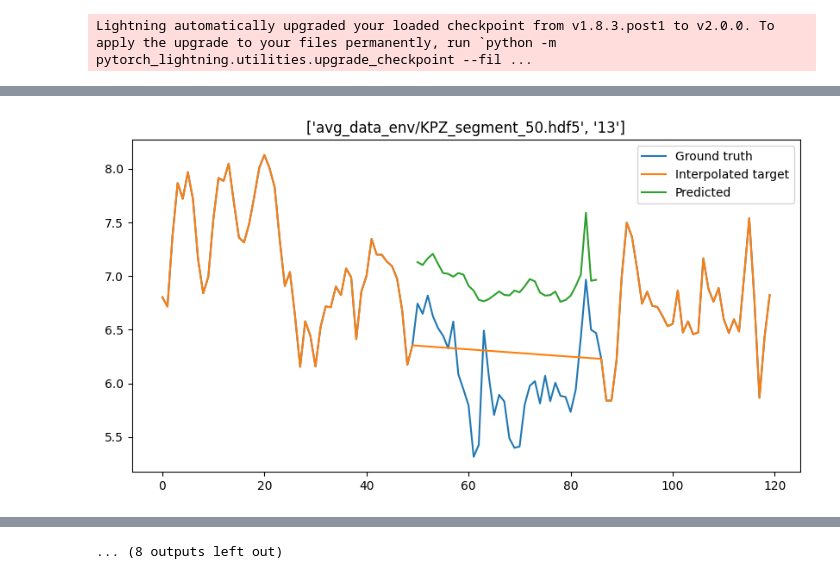
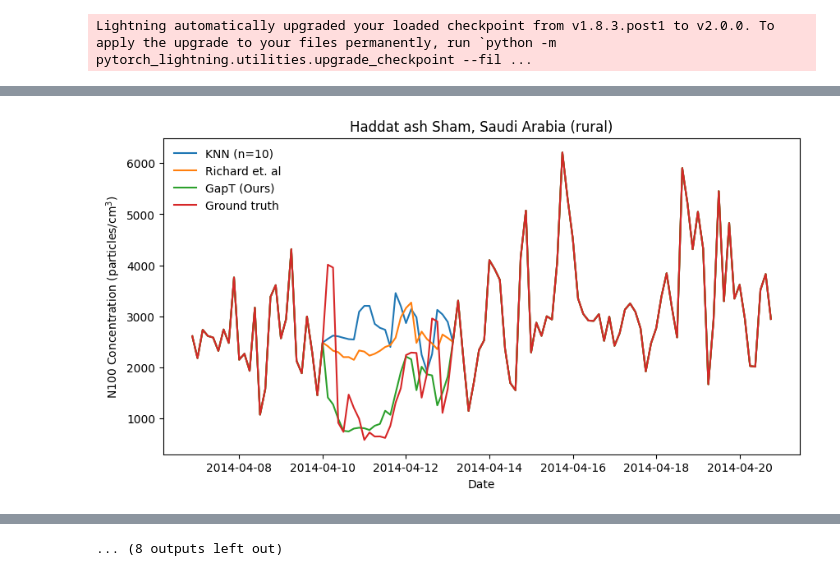
Before and after one commit to deinal/gap-fill-ccn, a Jupyter notebook: predict_gapt.ipynb, the cells around one changed output, grey strips where cells are left out. Drawn from its saved outputs; the diff is of its cells as text; code cells hidden in the pictures.

Commit message:
Work on 2 and 4 week data

```diff
--- a/predict_gapt.ipynb
+++ b/predict_gapt.ipynb
@@ -46,0 +307,19 @@ test_dataloader = DataLoader(test_dataset, batch_size=args['batch_size'], shuffl
+# %%
+# Now compute means and stds for each key and print them out
+results_by_key = {}
+for key, metrics in metrics_by_key.items():
+    print(f'Metrics for station: {key}')
+    results_by_key[key] = {}
+    for metric_name, values in metrics.items():
+        mean_val = np.mean(values)
+        std_val = np.std(values)
+        results_by_key[key][metric_name + "_mean"] = float(mean_val)  # Convert to native Python float
+        results_by_key[key][metric_name + "_std"] = float(std_val)    # Convert to native Python float
+
+        print(f'{metric_name}: Mean = {mean_val:.4f}, Std = {std_val:.4f}')
+
+    print('-----------------------------')
+
+# Save to JSON
+with open("station_test_metrics.json", "w") as f:
+    json.dump(results_by_key, f, indent=4)
@@ -47,49 +346,56 @@ test_dataloader = DataLoader(test_dataset, batch_size=args['batch_size'], shuffl
 # %%
-from sklearn.impute import KNNImputer
+baseline_model.eval()
+gapt_model.eval()
 
-model.eval()
+imputer = KNNImputer(n_neighbors=best_n_neighbors)
 
-imputer = KNNImputer(n_neighbors=5)
+with open('data/measurement_sites.json', 'r') as file:
+    measurement_sites = pd.read_json(file)
 
 for batch in test_dataloader:
 
     with torch.no_grad():
-        predictions = model(batch)
+        baseline_predictions = baseline_model(batch)
+        gapt_predictions = gapt_model(batch)
 
+    date = batch['unix_date'].cpu().detach().numpy()
     mask = batch['mask'].cpu().detach().numpy()
     target = batch['target'].cpu().detach().numpy()
-    interpolated_target = batch['interpolated_target'].cpu().detach().numpy()
-    predictions = predictions.cpu().detach().numpy()
-    observations = batch['padded_observations'].cpu().detach().numpy()
+    avg_target = batch['avg_target'].cpu().detach().numpy()
+    baseline_predictions = baseline_predictions.cpu().detach().numpy()
+    gapt_predictions = gapt_predictions.cpu().detach().numpy()
+    observations = batch['target'].cpu().detach().numpy()
     covariates = batch['covariates'].cpu().detach().numpy()
+    file = batch['file']
 
     for idx in range(0, 20):
+        sample_date = pd.to_datetime(date[idx], unit='s')
 
-        m = mask[idx]
-        t = target[idx]
-        it = interpolated_target[idx]
-        p = predictions[idx]
-        c = covariates[idx]
-
-        gap_indices = np.where(m == False)
+        gap_indices = np.where(mask[idx] == False)
 
         # Preparing data matrix for KNN imputation
-        # knn_data = np.hstack([c, t.reshape(-1, 1)])
-        # knn_data[gap_indices[0], -1] = np.nan
+        knn_data = np.hstack([covariates[idx], target[idx].reshape(-1, 1)])
+        knn_data[gap_indices[0], -1] = np.nan
 
         # Use KNN to impute the missing values
-        #knn_imputed_data = imputer.fit_transform(knn_data)
-        #knn_imputed_values = knn_imputed_data[:, -1]
-        #knn_imputed_values = knn_imputed_values[:, np.newaxis]
+        knn_imputed_data = imputer.fit_transform(knn_data)
+        knn_imputed_values = knn_imputed_data[:, -1]
+        knn_imputed_values = knn_imputed_values[:, np.newaxis]
+
+        key = file[idx].split('/')[-1].split('.')[0].split('_')[0]
+
+        station_name = measurement_sites[key]['station_name']
+        environment_type = ' '.join(measurement_sites[key]['environment_type'].split('_'))
 
         plt.figure(figsize=(10, 5))
-        plt.plot(t, label='Ground truth')
-        plt.plot(it, label='Interpolated target')
-        plt.plot(gap_indices[0], p[gap_indices], label='Predicted')
-        #plt.plot(gap_indices[0], knn_imputed_values[gap_indices], label='KNN')
-        # plt.plot(p, label='Predicted')
-        plt.title(test_dataset.data_paths[idx])
-        plt.legend()
+        plt.plot(sample_date, np.exp(knn_imputed_values), label=f'KNN (n={best_n_neighbors})')
+        plt.plot(sample_date, np.exp(baseline_predictions[idx]), label='Richard et. al')
+        plt.plot(sample_date, np.exp(gapt_predictions[idx]), label='GapT (Ours)')
+        plt.plot(sample_date, np.exp(target[idx]), label='Ground truth')
+        plt.xlabel('Date')
+        plt.ylabel(r'N100 Concentration (particles/cm$^3$)')
+        plt.title(f'{station_name} ({environment_type})')
+        plt.legend(frameon=False)
         plt.show()
 
     break
@@ -102 +408 @@ for batch in test_dataloader:
-[figure, old version]
+[figure, new version]
```
Also changed, not shown: parts of 14 cells of this notebook, 19 other files.
